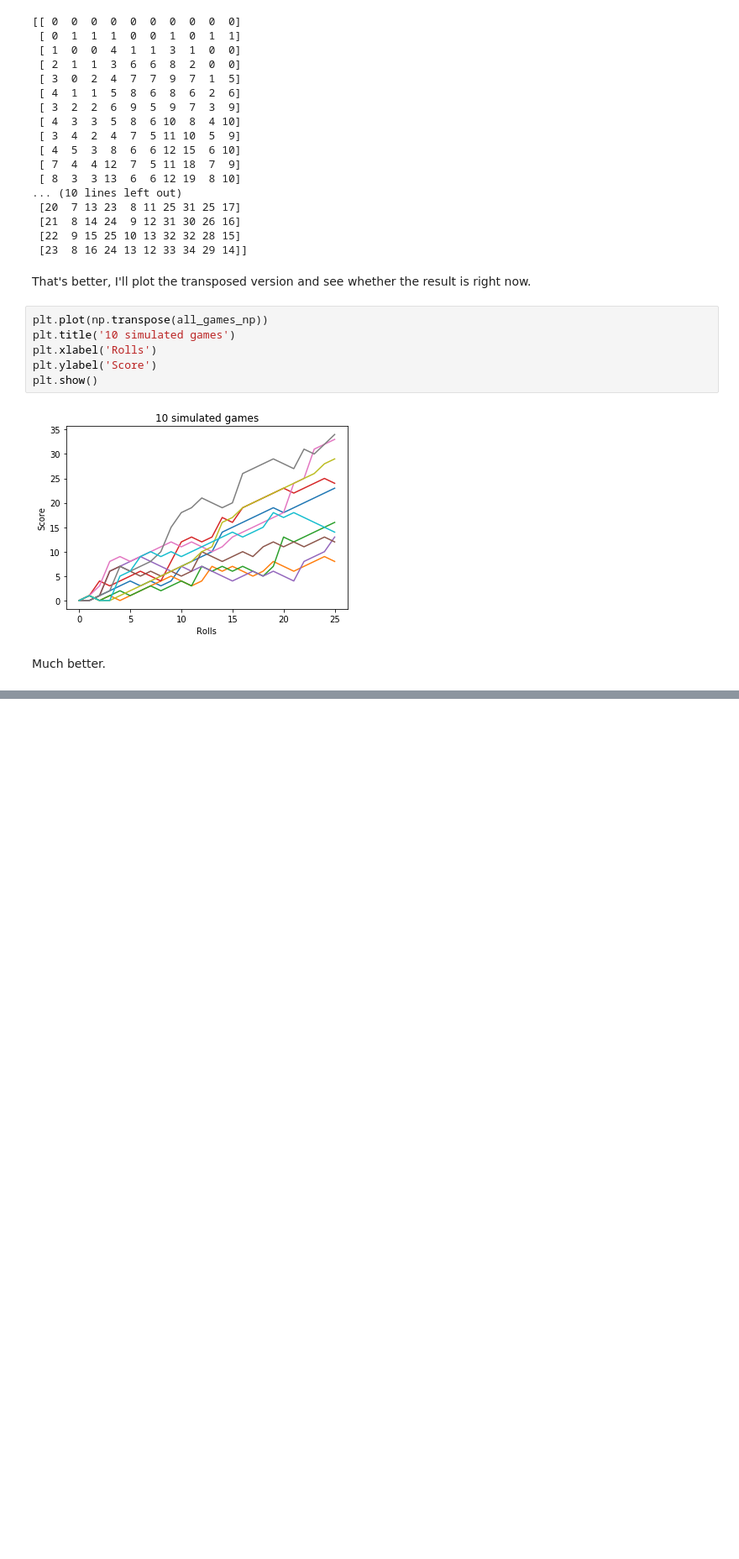
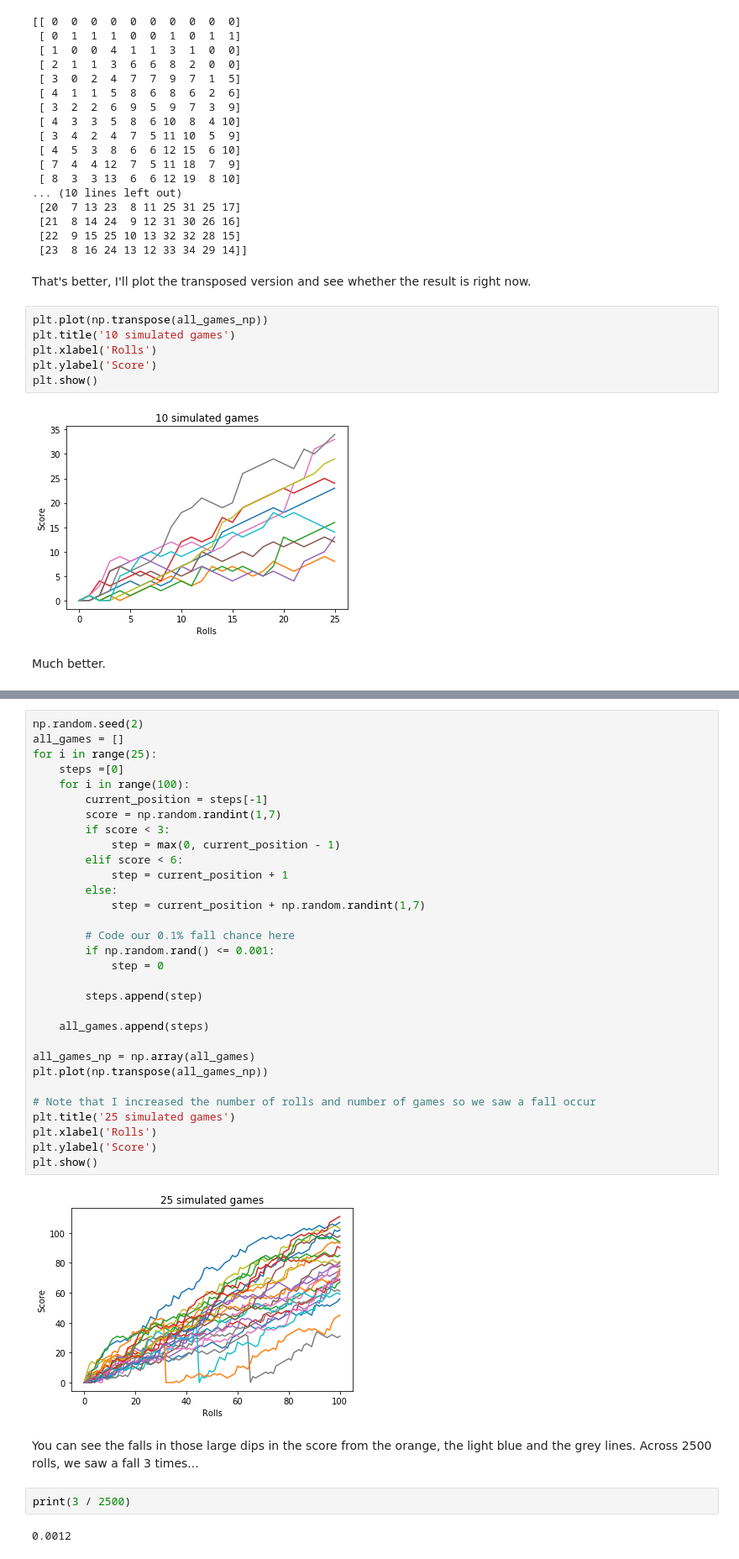
Before and after one commit to willcanniford/python-notes, a Jupyter notebook: simulation_exercise.ipynb, the cells around one changed output, grey strips where cells are left out. Shown at 84% size. Saved outputs shown, nothing was run; the diff lists cells and outputs as text; blank space fills up the shorter version.

```diff
--- a/simulation_exercise.ipynb
+++ b/simulation_exercise.ipynb
@@ -227,0 +240,39 @@ Much better.
+# %%
+np.random.seed(2)
+all_games = []
+for i in range(25):
+    steps =[0]
+    for i in range(100):
+        current_position = steps[-1]
+        score = np.random.randint(1,7)
+        if score < 3:
+            step = max(0, current_position - 1)
+        elif score < 6:
+            step = current_position + 1
+        else:
+            step = current_position + np.random.randint(1,7)
+
+        # Code our 0.1% fall chance here
+        if np.random.rand() <= 0.001:
+            step = 0
+
+        steps.append(step)
+
+    all_games.append(steps)
+
+all_games_np = np.array(all_games)
+plt.plot(np.transpose(all_games_np))
+
+# Note that I increased the number of rolls and number of games so we saw a fall occur
+plt.title('25 simulated games')
+plt.xlabel('Rolls')
+plt.ylabel('Score')
+plt.show()
+# %% [output]
+[figure, added]
+# %% [markdown]
+You can see the falls in those large dips in the score from the orange, the light blue and the grey lines. Across 2500 rolls, we saw a fall 3 times...
+# %%
+print(3 / 2500)
+# %% [output]
+0.0012
```
Also changed, not shown: parts of 2 cells of this notebook.
